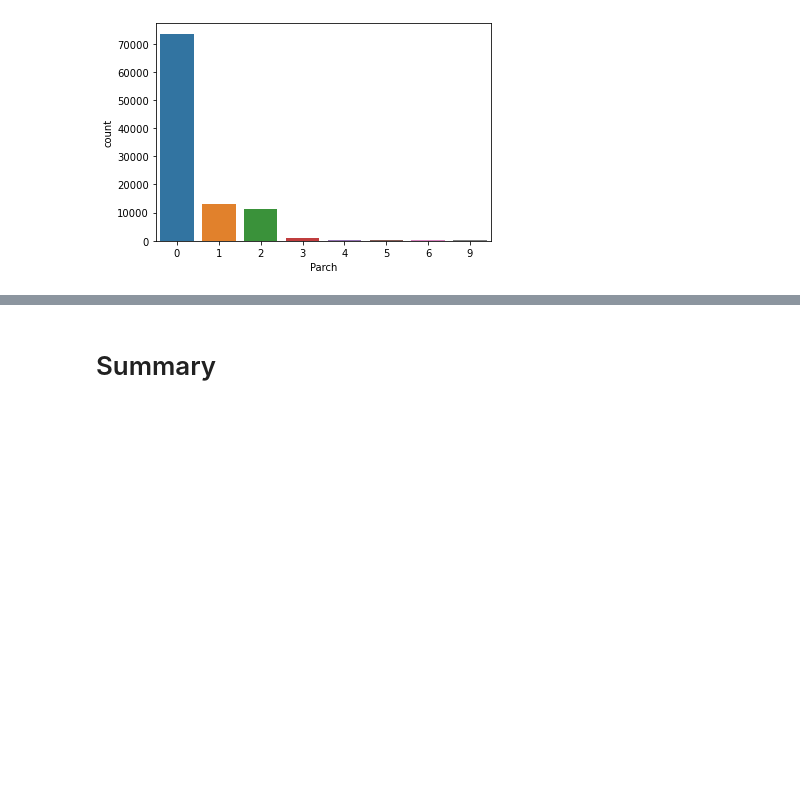
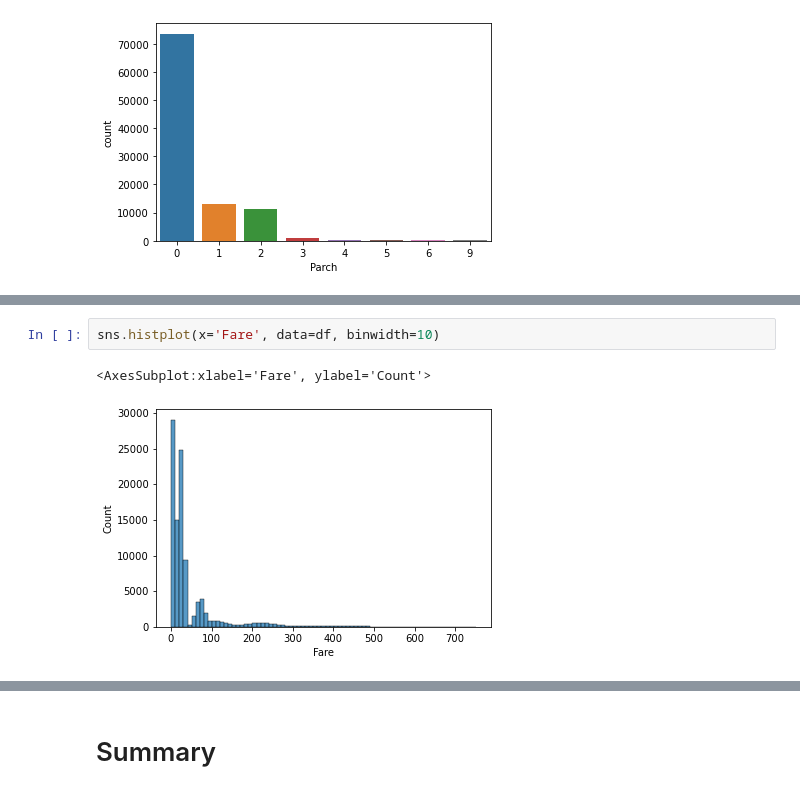
Before and after one commit to codekot/data_exploration, a Jupyter notebook: eda.ipynb, the cells around one changed output, grey strips where cells are left out. Saved outputs shown, nothing was run; the diff lists cells and outputs as text; blank space fills up the shorter version.

```diff
--- a/eda.ipynb
+++ b/eda.ipynb
@@ -223,0 +216,5 @@ sns.countplot(x='Parch', data=df)
+# %%
+sns.histplot(x='Fare', data=df, binwidth=10)
+# %% [output]
+<AxesSubplot:xlabel='Fare', ylabel='Count'>
+[figure, added]
```
Also changed, not shown: parts of 15 cells of this notebook.
